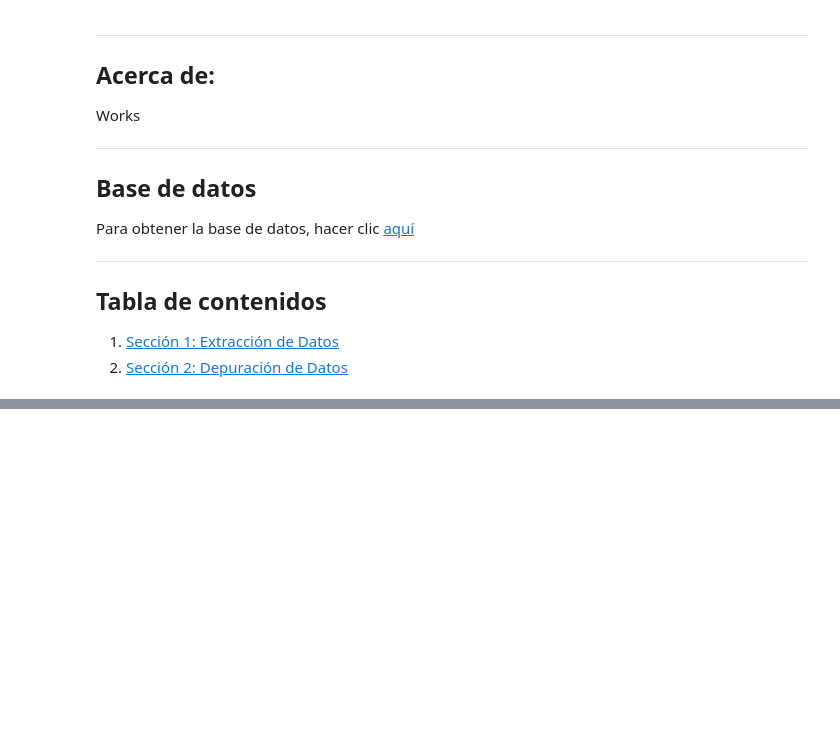
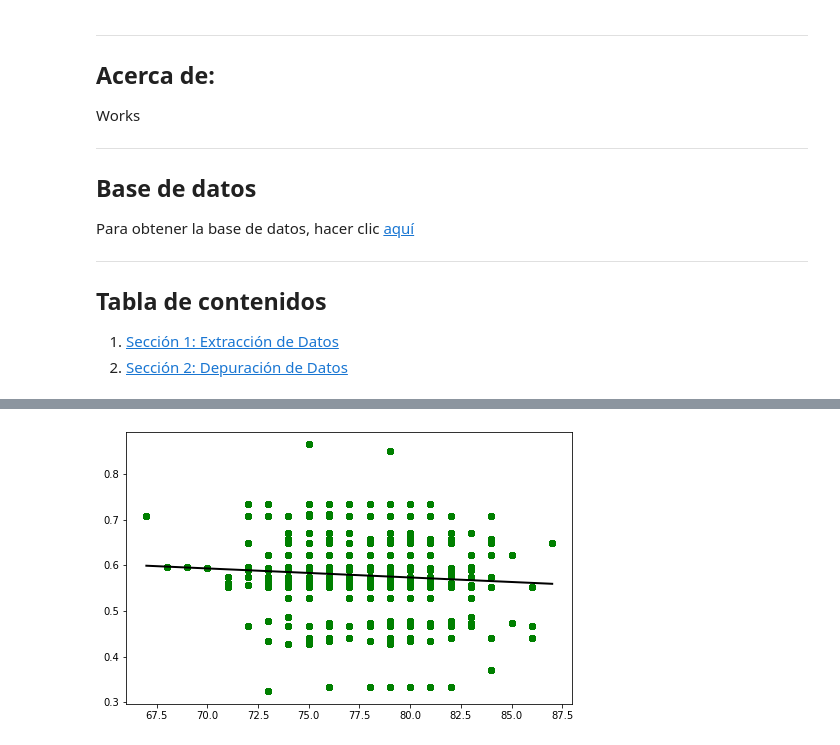
Before and after one commit to andro095/Data-Mining-Project, a Jupyter notebook: project/project.ipynb, the cells around one changed output, grey strips where cells are left out. Drawn from its saved outputs; the diff is of its cells as text; code cells hidden in the pictures; blank space fills up the shorter version.

```diff
--- a/project/project.ipynb
+++ b/project/project.ipynb
@@ -77,0 +354,4 @@ print(dfs['Player'].head())
+# %%
+plot_campo(df.height_ph)
+# %% [output]
+[figure, added]
```
Also changed, not shown: parts of 61 cells of this notebook.
